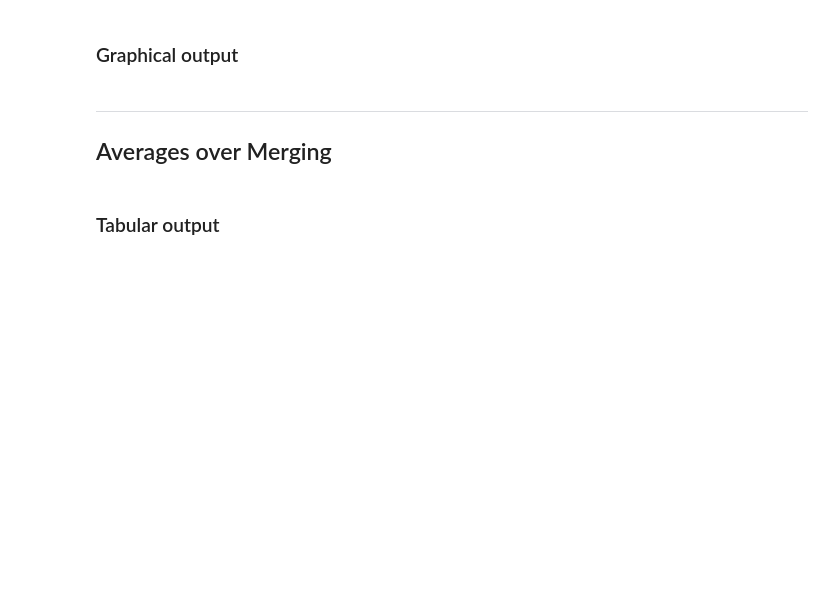
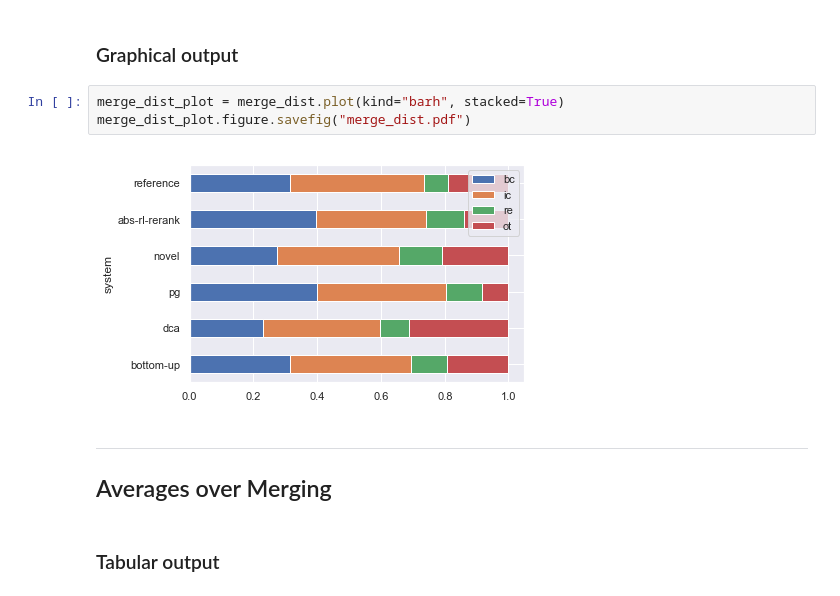
Before and after one commit to loganlebanoff/correct_summarization, a Jupyter notebook: mturk/paper-stats.ipynb, the cells around one changed output. Cells and saved outputs as stored; diff of their text form; blank space fills up the shorter version.

```diff
--- a/mturk/paper-stats.ipynb
+++ b/mturk/paper-stats.ipynb
@@ -86,5 +148,10 @@ merge_dist
 # %% [markdown]
 ### Graphical output
+# %%
+merge_dist_plot = merge_dist.plot(kind="barh", stacked=True)
+merge_dist_plot.figure.savefig("merge_dist.pdf")
+# %% [output]
+[figure, added]
 # %% [markdown]
 ---
 ## Averages over Merging
```
Also changed, not shown: parts of 19 cells of this notebook, 5 other files.
